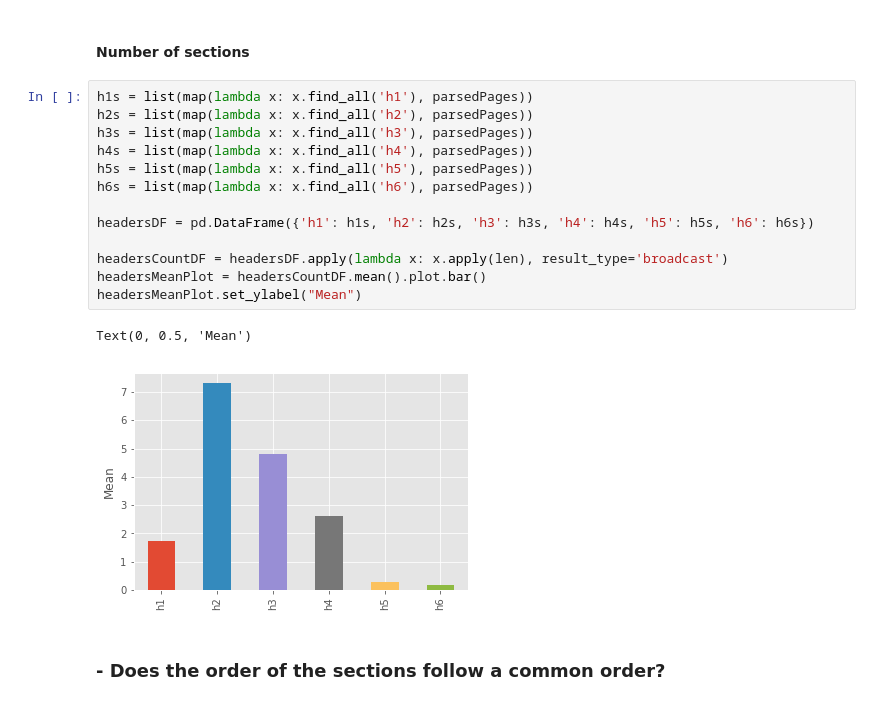
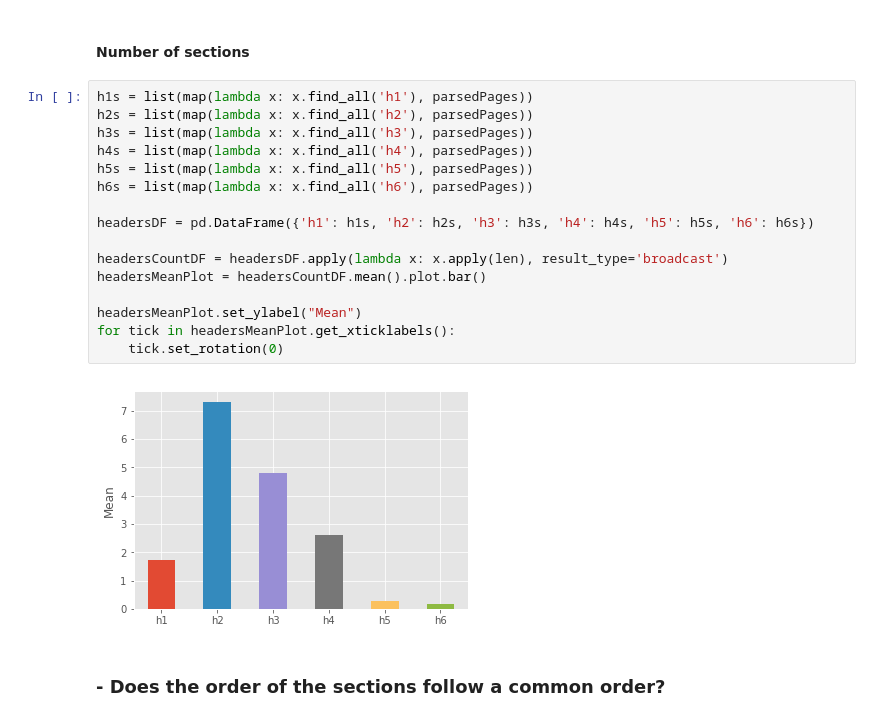
Before and after one commit to hpbl/2018-2-projeto-bubads, a Jupyter notebook: Notebooks/Analysis.ipynb, the cells around one changed output. Cells and saved outputs as stored; diff of their text form.

Commit message:
Rotating ticks

```diff
--- a/Notebooks/Analysis.ipynb
+++ b/Notebooks/Analysis.ipynb
@@ -126,18 +126,20 @@ linesDF.plot.hist(bins=30, edgecolor='black', linewidth=1.2)
 # %%
 h1s = list(map(lambda x: x.find_all('h1'), parsedPages))
 h2s = list(map(lambda x: x.find_all('h2'), parsedPages))
 h3s = list(map(lambda x: x.find_all('h3'), parsedPages))
 h4s = list(map(lambda x: x.find_all('h4'), parsedPages))
 h5s = list(map(lambda x: x.find_all('h5'), parsedPages))
 h6s = list(map(lambda x: x.find_all('h6'), parsedPages))
 
 headersDF = pd.DataFrame({'h1': h1s, 'h2': h2s, 'h3': h3s, 'h4': h4s, 'h5': h5s, 'h6': h6s})
 
 headersCountDF = headersDF.apply(lambda x: x.apply(len), result_type='broadcast')
 headersMeanPlot = headersCountDF.mean().plot.bar()
+
 headersMeanPlot.set_ylabel("Mean")
+for tick in headersMeanPlot.get_xticklabels():
+    tick.set_rotation(0)
 # %% [output]
-Text(0, 0.5, 'Mean')
-[figure, old version]
+[figure, new version]
 # %% [markdown]
 ### - Does the order of the sections follow a common order?
```
